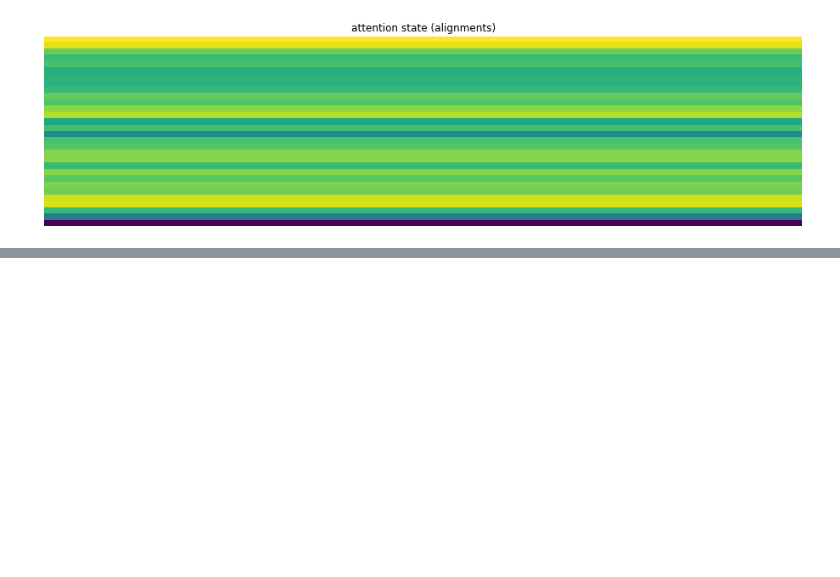
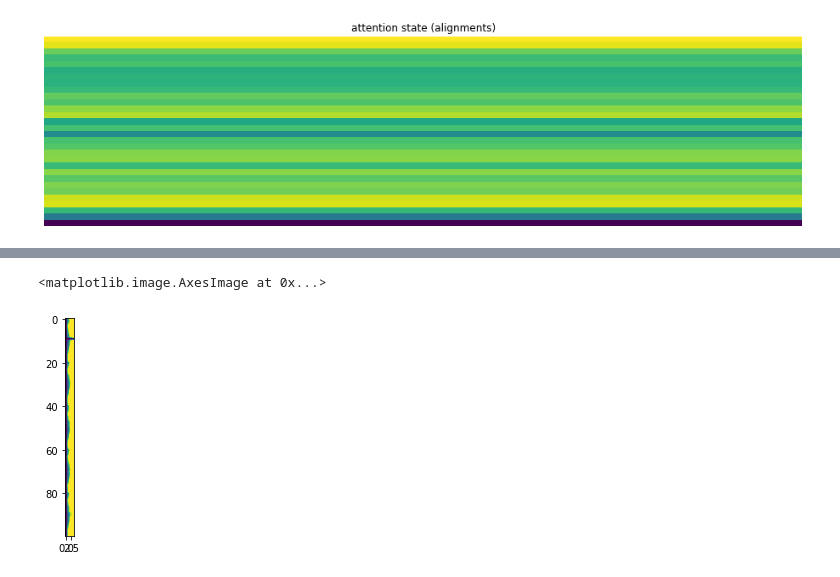
Before and after one commit to alexeyrodriguez/text-to-speech, a Jupyter notebook: notebooks/08_tacotron_8khz_med_bank_600_epochs.ipynb, the cells around one changed output, grey strips where cells are left out. Saved outputs shown, nothing was run; the diff lists cells and outputs as text; code cells hidden in the pictures; blank space fills up the shorter version.

```diff
--- a/notebooks/08_tacotron_8khz_med_bank_600_epochs.ipynb
+++ b/notebooks/08_tacotron_8khz_med_bank_600_epochs.ipynb
@@ -302,0 +309,6 @@ visualize_attention_states(att_rnn_states)
+# %%
+out_0 = tts_0([tr_enc_transcription[:1], tr_inp_mel_spec[:1]])
+plt.imshow(np.transpose(out_0[0]), vmax=1)
+# %% [output]
+<matplotlib.image.AxesImage at 0x...>
+[figure, added]
```
Also changed, not shown: parts of 20 cells of this notebook, 1 other file.
